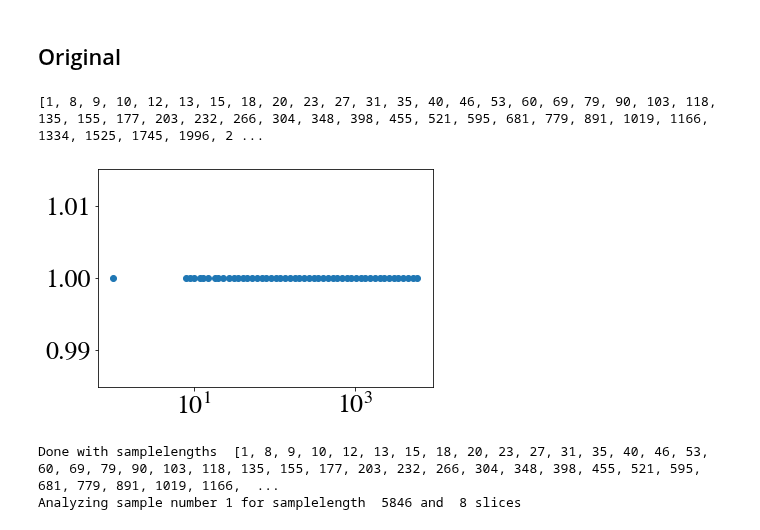
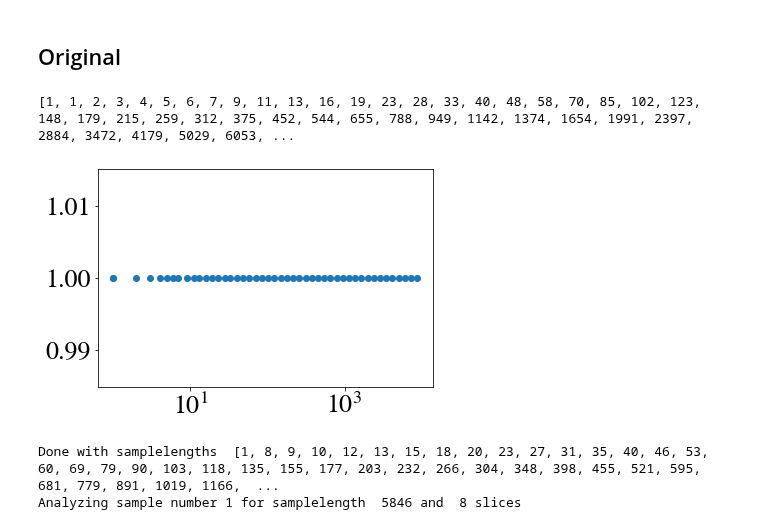
Before and after one commit to saemeon/SubTempNet, a Jupyter notebook: Simulations Empirical Temporal Networks.ipynb, the cells around one changed output. Cells and saved outputs as stored; diff of their text form; code cells hidden in the pictures.

```diff
--- a/Simulations Empirical Temporal Networks.ipynb
+++ b/Simulations Empirical Temporal Networks.ipynb
@@ -15,13 +15,13 @@ objname= "primaryschool"
 STN = SubTempNet(filename, objname, directed= False, init = False)
 # %%
 num = 50
-T = sorted([1]+list(set(np.logspace(np.log10(STN["T"]),np.log10(8.1), num, dtype = int))))
+T = sorted([1]+list(set(np.logspace(np.log10(STN["T"]),np.log10(1), num, dtype = int))))
 print(T)
 plt.scatter(T, len(T)*[1])
 plt.xscale("log")
 # %% [output]
-[1, 8, 9, 10, 12, 13, 15, 18, 20, 23, 27, 31, 35, 40, 46, 53, 60, 69, 79, 90, 103, 118, 135, 155, 177, 203, 232, 266, 304, 348, 398, 455, 521, 595, 681, 779, 891, 1019, 1166, 1334, 1525, 1745, 1996, 2 ...
+[1, 1, 2, 3, 4, 5, 6, 7, 9, 11, 13, 16, 19, 23, 28, 33, 40, 48, 58, 70, 85, 102, 123, 148, 179, 215, 259, 312, 375, 452, 544, 655, 788, 949, 1142, 1374, 1654, 1991, 2397, 2884, 3472, 4179, 5029, 6053, ...
-[figure, old version]
+[figure, new version]
 # %%
 STN.run(*T,  maxsamp = 30, minsamp = 5)
 # %% [output]
```
Also changed, not shown: parts of 11 cells of this notebook.
